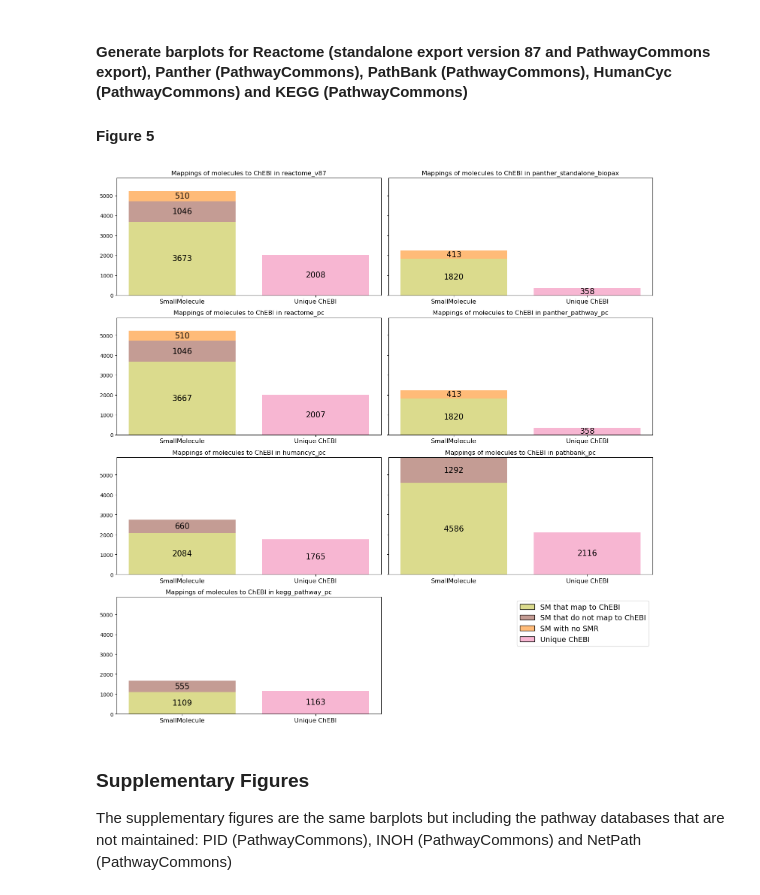
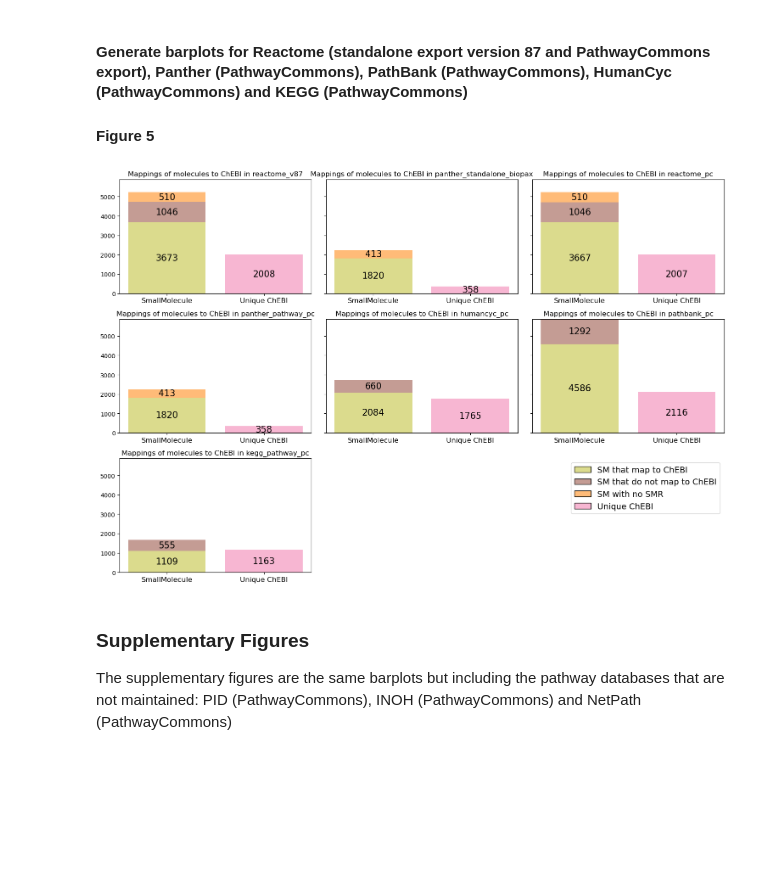
Before and after one commit to CecileBeust/BioPAXReview2024Codes, a Jupyter notebook: Figure4-5/Scripts/03_barplots_mappings.ipynb, the cells around one changed output. Cells and saved outputs as stored; diff of their text form; code cells hidden in the pictures; blank space fills up the shorter version.

Commit message:
modify mappings barplots

```diff
--- a/Figure4-5/Scripts/03_barplots_mappings.ipynb
+++ b/Figure4-5/Scripts/03_barplots_mappings.ipynb
@@ -218,7 +218,7 @@ Unique ChEBI         0       0             0           0
 
 #### Figure 5
 # %%
-fig, axs = plt.subplots(4, 2, figsize=(15, 15), sharey=True)
+fig, axs = plt.subplots(3, 3, figsize=(15, 10), sharey=True)
 chebi_abs = ["SmallMolecule", "Unique ChEBI"]
 
 def plot_stack_barplot_chebi(ax, col, new_df):
@@ -227,44 +227,43 @@ def plot_stack_barplot_chebi(ax, col, new_df):
     bars3 = ax.bar(chebi_abs, new_df["no smr"], bottom=new_df["no map"]+new_df[col], color="#FFBB78")
     #ax.legend(["count 1", "Small Molecule with no SMR", "SMR that do not map to ChEBI"])
     ax.tick_params(axis='x', labelsize=12)
     ax.set_title(f"Mappings of molecules to ChEBI in {col}", fontsize=12)
 
     for bars in [bars1, bars2, bars3]:
         for bar in bars:
             height = bar.get_height()
             if height != 0:
                 height = bar.get_height()
                 bottom = bar.get_y()
                 ax.text(bar.get_x() + bar.get_width()/2., bottom + height/2, '%d' % int(height), ha='center', va='center', fontsize=15)
 
 
 legend_elements = [
     Patch(facecolor="#DBDB8D", edgecolor='black', label='SM that map to ChEBI'),
     Patch(facecolor='#C49C94', edgecolor='black', label='SM that do not map to ChEBI'),
     Patch(facecolor="#FFBB78", edgecolor='black', label='SM with no SMR'),
     Patch(facecolor= "#F7B6D2", edgecolor='black', label='Unique ChEBI')
     ]
 plt.legend(handles=legend_elements, loc = "upper right", fontsize=14)
 
 
-reactome_v87 = plot_stack_barplot_chebi(ax=axs[0, 0], col="reactome_v87", new_df=subdata_reactome_v87_chebi)
-panther_standalone = plot_stack_barplot_chebi(ax=axs[0, 1], col="panther_standalone_biopax", new_df=subdata_panther_standalone_chebi)
-reactome_pc = plot_stack_barplot_chebi(ax=axs[1, 0], col="reactome_pc", new_df=subdata_reactome_pc_chebi)
-panther_pc = plot_stack_barplot_chebi(ax=axs[1, 0], col="panther_pathway_pc", new_df=subdata_panther_pathway_pc_chebi)
-panther_pathway_pc = plot_stack_barplot_chebi(ax=axs[1, 1], col="panther_pathway_pc", new_df=subdata_panther_pathway_pc_chebi)
-humancyc_pc = plot_stack_barplot_chebi(ax=axs[2, 0], col="humancyc_pc", new_df=subdata_humancyc_pc_chebi)
-pathbank_pc = plot_stack_barplot_chebi(ax=axs[2, 1], col="pathbank_pc", new_df=subdata_pathbank_pc_chebi)
-kegg_pathway_pc = plot_stack_barplot_chebi(ax=axs[3, 0], col="kegg_pathway_pc", new_df=subdata_kegg_pathway_pc_chebi)
+plot_stack_barplot_chebi(ax=axs[0, 0], col="reactome_v87", new_df=subdata_reactome_v87_chebi)
+plot_stack_barplot_chebi(ax=axs[0, 1], col="panther_standalone_biopax", new_df=subdata_panther_standalone_chebi)
+plot_stack_barplot_chebi(ax=axs[0, 2], col="reactome_pc", new_df=subdata_reactome_pc_chebi)
+plot_stack_barplot_chebi(ax=axs[1, 0], col="panther_pathway_pc", new_df=subdata_panther_pathway_pc_chebi)
+plot_stack_barplot_chebi(ax=axs[1, 1], col="humancyc_pc", new_df=subdata_humancyc_pc_chebi)
+plot_stack_barplot_chebi(ax=axs[1, 2], col="pathbank_pc", new_df=subdata_pathbank_pc_chebi)
+plot_stack_barplot_chebi(ax=axs[2, 0], col="kegg_pathway_pc", new_df=subdata_kegg_pathway_pc_chebi)
 
-# Hide the empty last subplot
-axs[3, 1].axis('off')
+axs[2, 1].axis('off')
+axs[2, 2].axis('off')
 
 plt.tight_layout()
 plt.savefig("../Results/Fig5_Mappings_ChEBI.png", dpi=300)
 plt.savefig("../Results/Fig5_Mappings_ChEBI.svg", dpi=300)
 plt.show()
 # %% [output]
-[figure, old version]
+[figure, new version]
 # %% [markdown]
 ### Supplementary Figures
 
```
Also changed, not shown: parts of 1 cell of this notebook.
